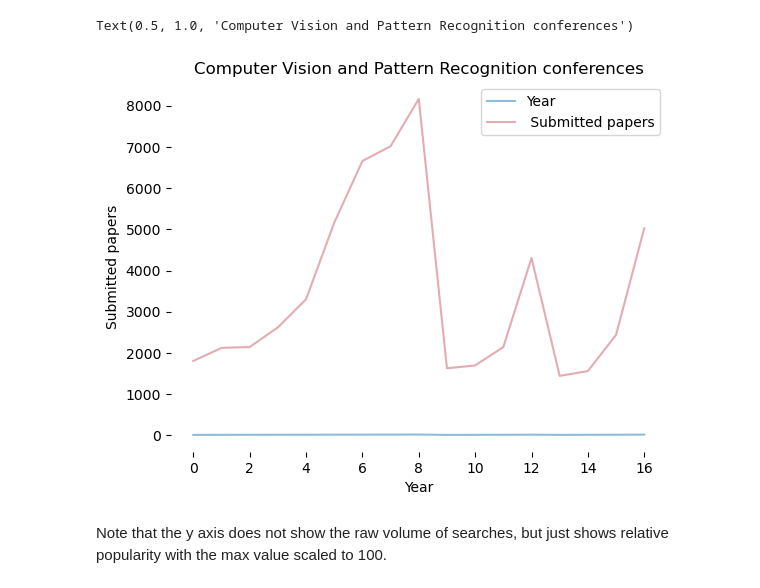
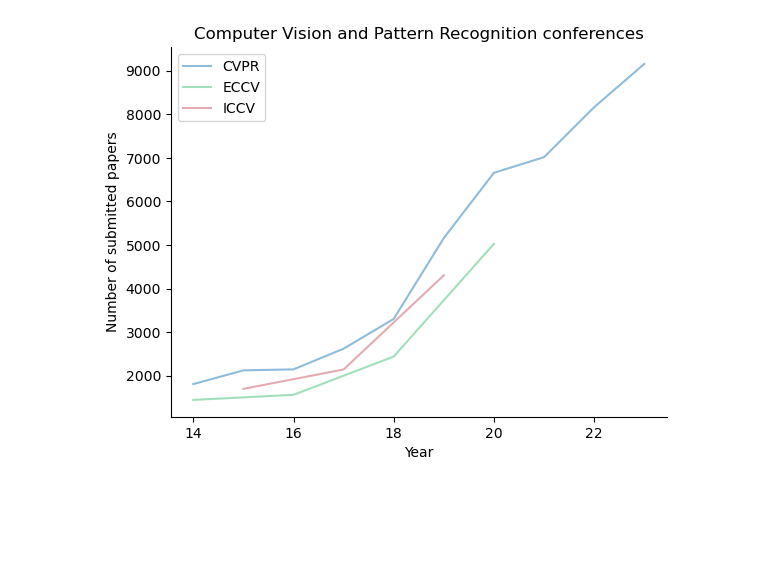
Before and after one commit to skaliy/thesis_supplementary_materials, a Jupyter notebook: nbs/cv_conference.ipynb, the cells around one changed output. Saved outputs shown, nothing was run; the diff lists cells and outputs as text; code cells hidden in the pictures; blank space fills up the shorter version.

```diff
--- a/nbs/cv_conference.ipynb
+++ b/nbs/cv_conference.ipynb
@@ -78,21 +25,20 @@ plt.savefig('../figs/cv_conference.png', bbox_inches="tight") # added savefig me
-# %%
-plt.rcParams.update({'font.size': 11})
-# %%
-fig, ax = plt.subplots()
-df.plot(kind='line', color=['#8fbcda', '#e4acb2', '#a2e0bb'], ax=ax)
-
-plt.xlabel('Year')
-plt.ylabel('Submitted papers')
-ax.spines['top'].set_visible(False) # removed top spine
-ax.spines['right'].set_visible(False) # removed right spine
-ax.spines['bottom'].set_visible(False) # removed bottom spine
-ax.spines['left'].set_visible(False) # removed left spine
-
-plt.title('Computer Vision and Pattern Recognition conferences')
-#plt.savefig('../figs/google_trends.png', bbox_inches="tight") # added savefig method
-#plt.show()
-# %% [output]
-Text(0.5, 1.0, 'Computer Vision and Pattern Recognition conferences')
-[figure, removed]
-# %% [markdown]
-Note that the y axis does not show the raw volume of searches, but just shows relative popularity with the max value scaled to 100.
+# %%
+# Plot the data using the DataFrame
+fig, ax = plt.subplots()
+colors = {'CVPR': '#8fbcda', 'ICCV': '#e4acb2', 'ECCV': '#a2e0bb'}
+for conference, group in df.groupby('Conference'):
+    group.plot(x='Year', y='Submissions', label=conference, color=colors[conference], ax=ax)
+
+# Customize the plot's appearance
+plt.xlabel('Year')
+plt.ylabel('Number of submitted papers')
+ax.spines['top'].set_visible(False)
+ax.spines['right'].set_visible(False)
+
+
+plt.title('Computer Vision and Pattern Recognition conferences')
+plt.legend()
+# Adding legend
+plt.savefig('../figs/cv_conference.png', bbox_inches="tight") # added savefig method
+# %% [output]
+[figure, added]
```
Also changed, not shown: parts of 4 cells of this notebook, 9 other files.
